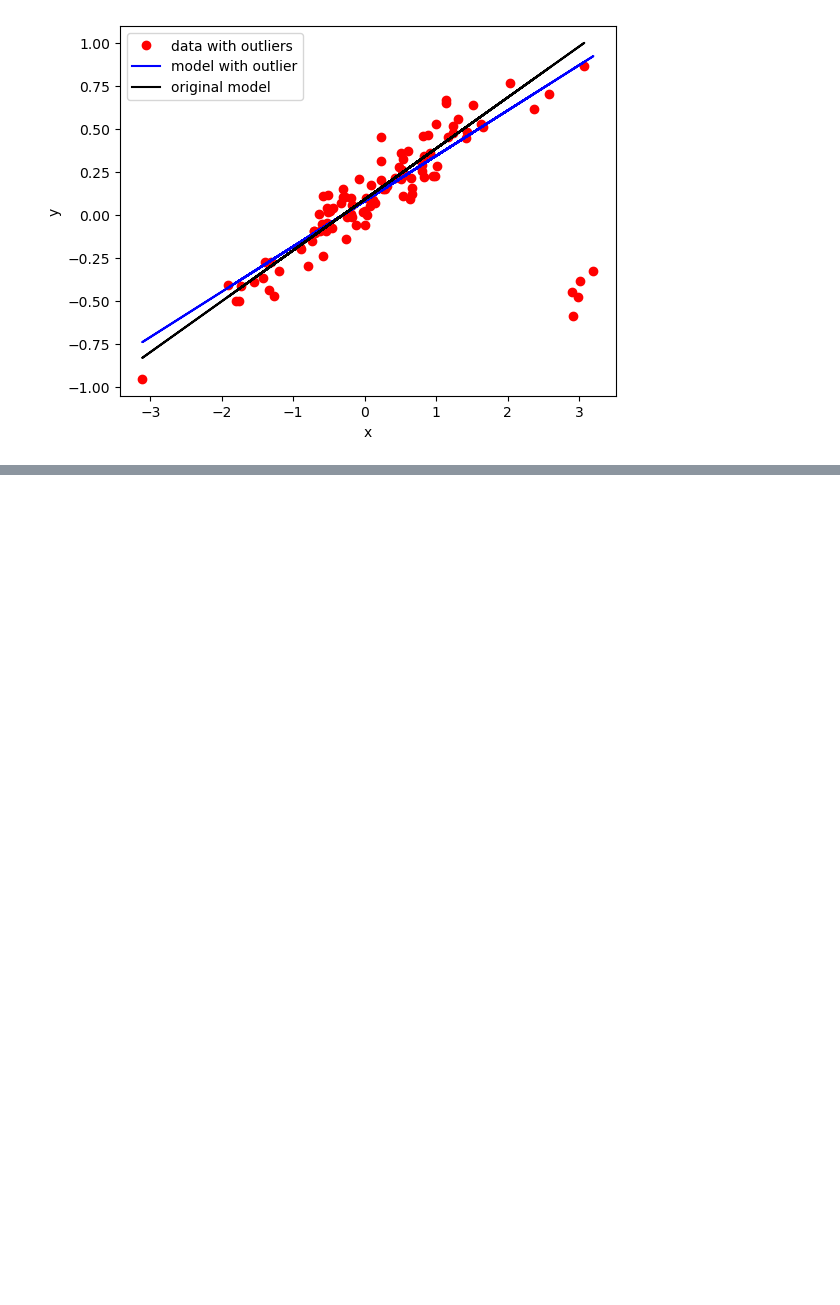
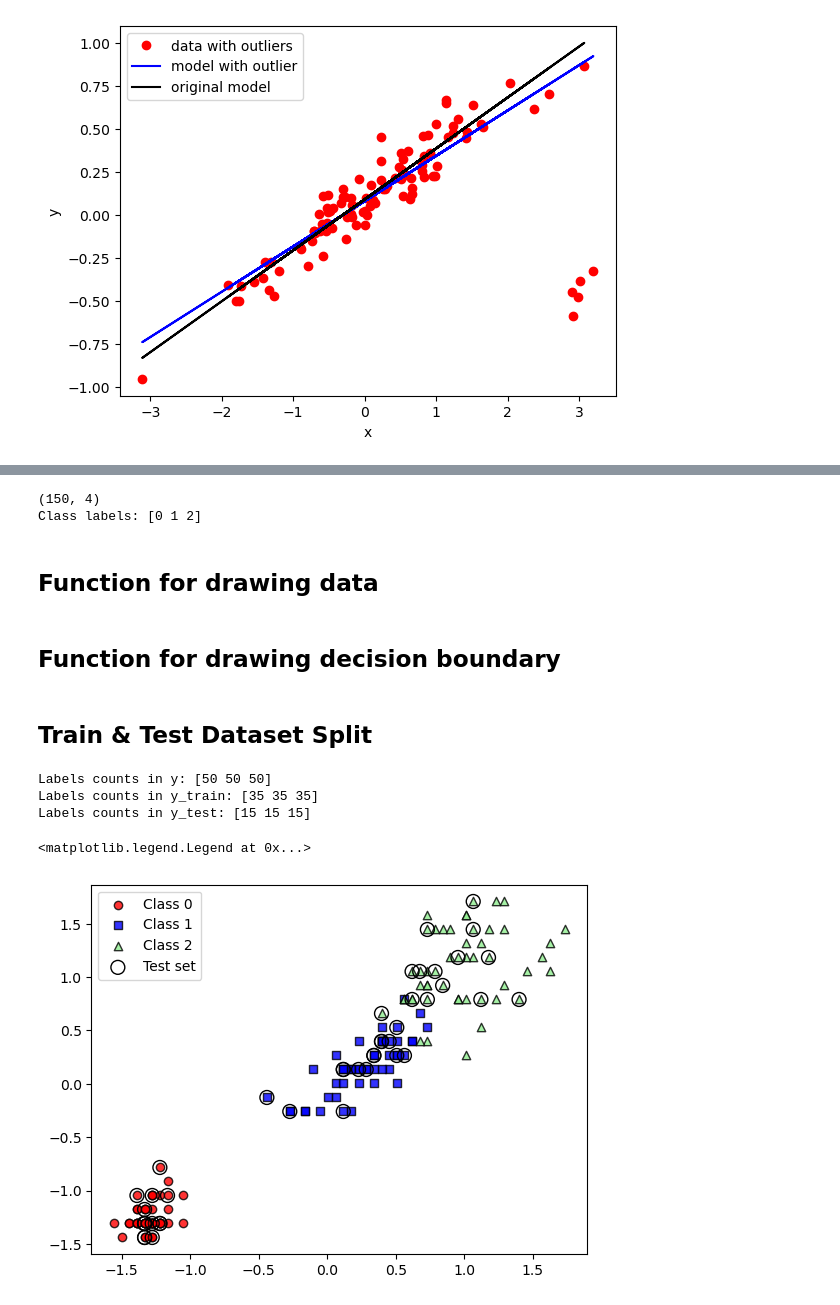
Before and after one commit to jongmoonha/AI-ME-Practice, a Jupyter notebook: Chapter2_Machine Learning_1.ipynb, the cells around one changed output, grey strips where cells are left out. Saved outputs shown, nothing was run; the diff lists cells and outputs as text; code cells hidden in the pictures; blank space fills up the shorter version.

```diff
--- a/Chapter2_Machine Learning_1.ipynb
+++ b/Chapter2_Machine Learning_1.ipynb
@@ -479,0 +429,15 @@ SignificanceResult(statistic=0.7064455853595843, pvalue=4.351505558359676e-30)
+# %%
+from sklearn import datasets
+import numpy as np
+
+iris = datasets.load_iris()
+X = iris.data[:, [2, 3]]
+y = iris.target
+
+print(np.shape(iris.data))
+print('Class labels:', np.unique(y))
+# %% [output]
+(150, 4)
+Class labels: [0 1 2]
+# %% [markdown]
+## Function for drawing data
@@ -479,0 +477,2 @@ SignificanceResult(statistic=0.7064455853595843, pvalue=4.351505558359676e-30)
+# %% [markdown]
+## Function for drawing decision boundary
@@ -479,0 +501,29 @@ SignificanceResult(statistic=0.7064455853595843, pvalue=4.351505558359676e-30)
+# %% [markdown]
+## Train & Test Dataset Split
+# %%
+from sklearn.model_selection import train_test_split
+
+X_train, X_test, y_train, y_test = train_test_split(
+    X, y, test_size=0.3, random_state=1, stratify=y)
+
+print('Labels counts in y:', np.bincount(y))
+print('Labels counts in y_train:', np.bincount(y_train))
+print('Labels counts in y_test:', np.bincount(y_test))
+
+from sklearn.preprocessing import StandardScaler
+
+sc = StandardScaler()
+sc.fit(X_train)
+X_train_std = sc.transform(X_train)
+X_test_std = sc.transform(X_test)
+X_combined_std = np.vstack((X_train_std, X_test_std))
+y_combined = np.hstack((y_train, y_test))
+
+draw_scatter(X_combined_std, y_combined, test_idx=range(106, 150))
+plt.legend(loc='upper left')
+# %% [output]
+Labels counts in y: [50 50 50]
+Labels counts in y_train: [35 35 35]
+Labels counts in y_test: [15 15 15]
+<matplotlib.legend.Legend at 0x...>
+[figure, added]
```
Also changed, not shown: parts of 18 cells of this notebook, 1 other file.
